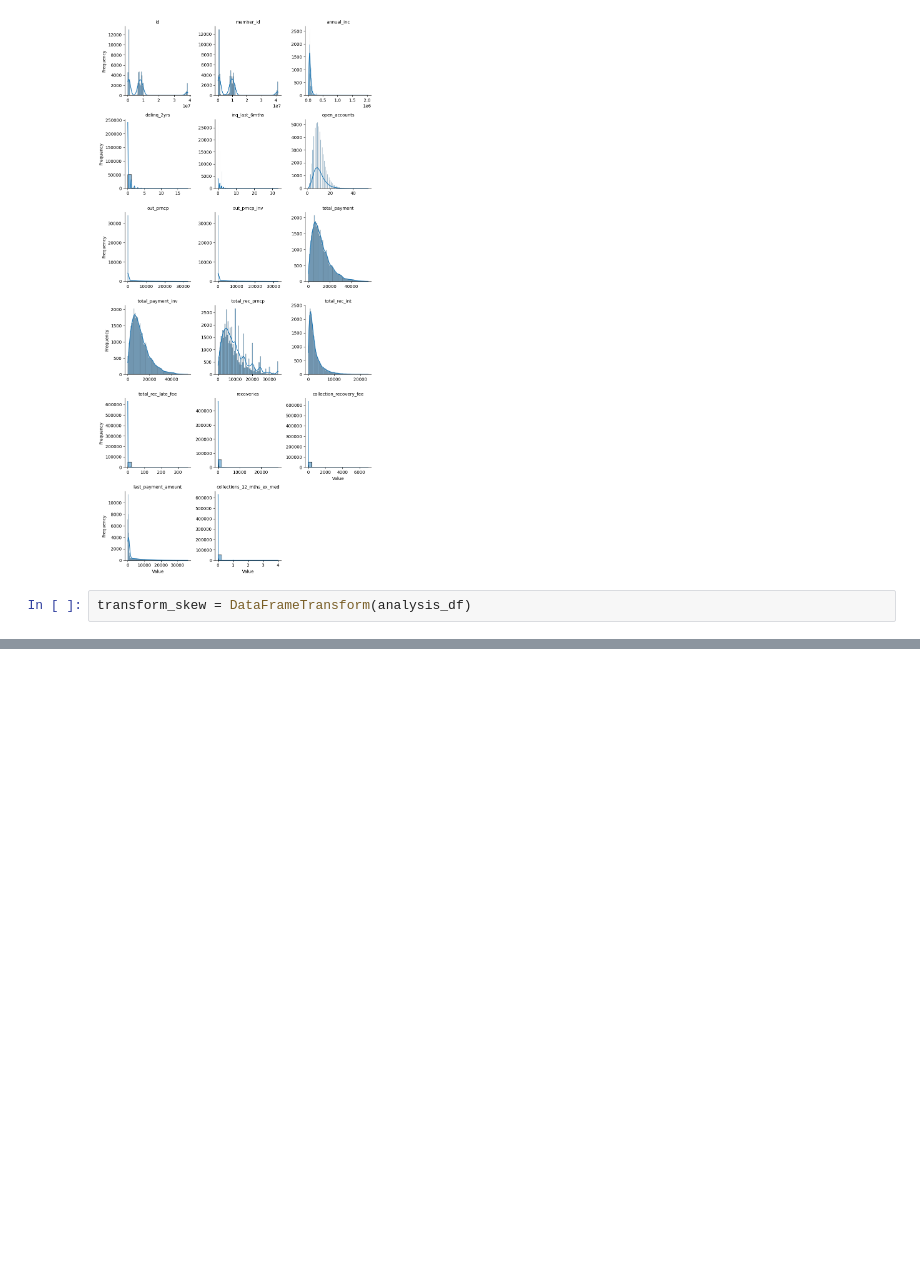
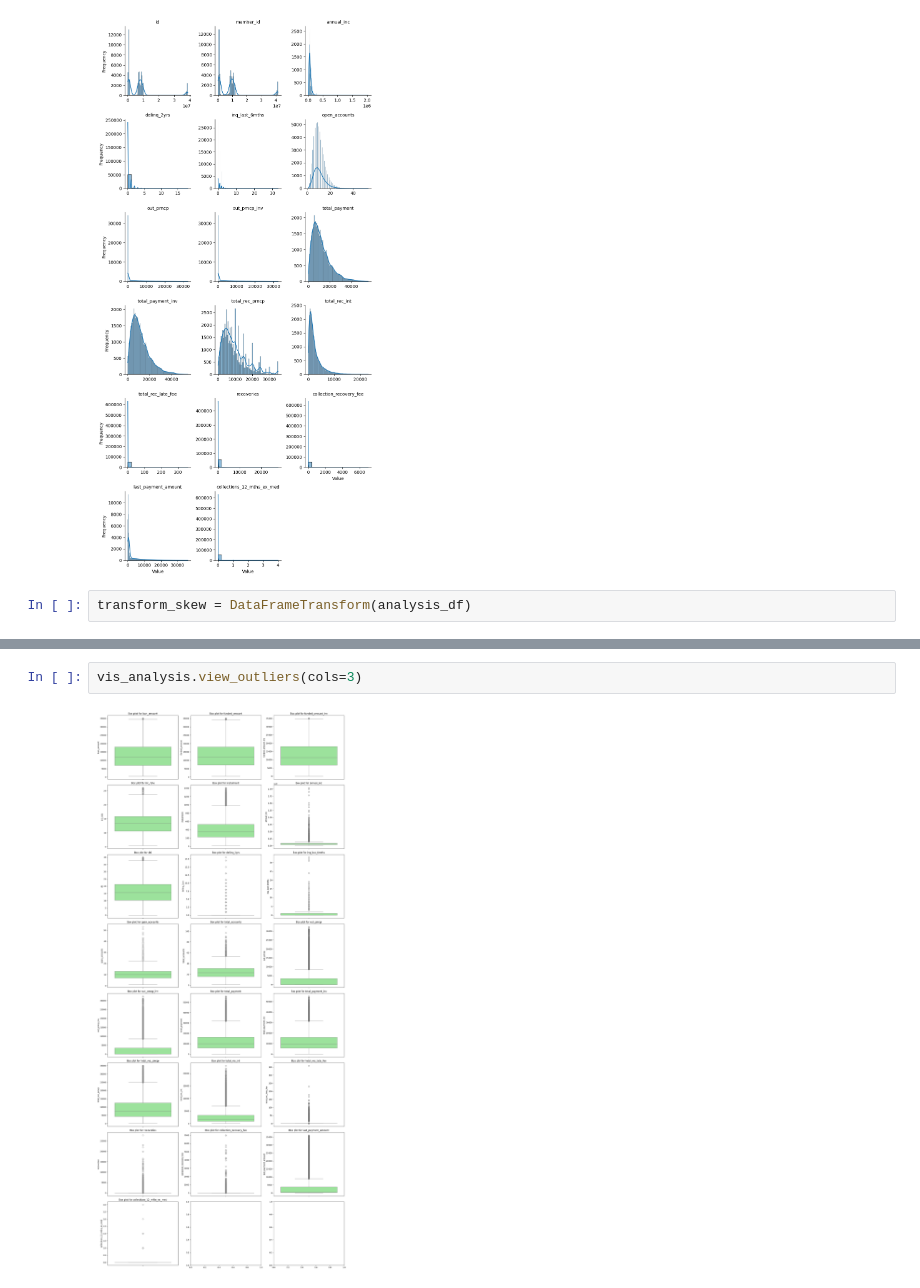
Before and after one commit to SteenMaxwell/exploratory-data-analysis---customer-loans-in-finance681, a Jupyter notebook: EDA_workflow.ipynb, the cells around one changed output, grey strips where cells are left out. Saved outputs shown, nothing was run; the diff lists cells and outputs as text; blank space fills up the shorter version.

```diff
--- a/EDA_workflow.ipynb
+++ b/EDA_workflow.ipynb
@@ -202 +189,5 @@ vis_analysis.skew_plotted(skewed_columns)
+# %%
+vis_analysis.view_outliers(cols=3)
+# %% [output]
+[figure, added]
 # %%
```
Also changed, not shown: parts of 27 cells of this notebook.
